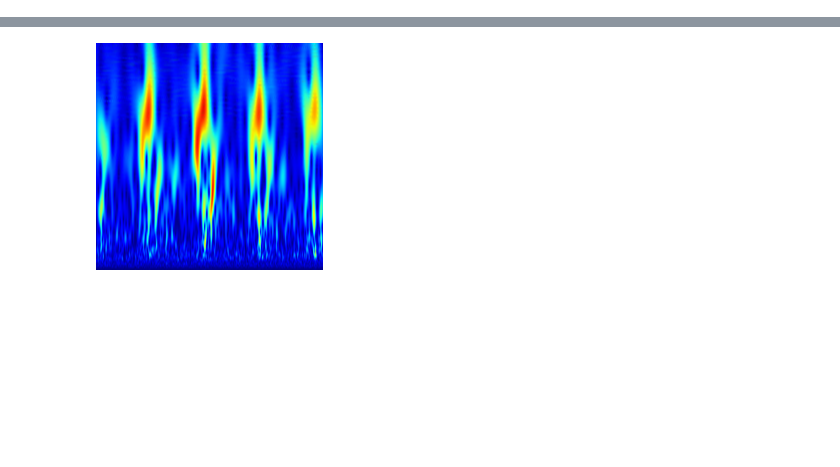
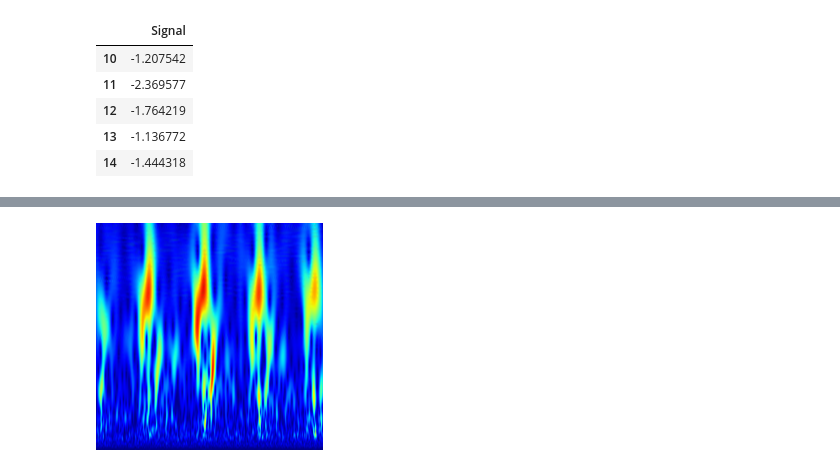
Before and after one commit to AI-Green-Engineering/ringvorlesung-waelzlager, a Jupyter notebook: src/notebook.ipynb, the cells around one changed output, grey strips where cells are left out. Cells and saved outputs as stored; diff of their text form; code cells hidden in the pictures; blank space fills up the shorter version.

```diff
--- a/src/notebook.ipynb
+++ b/src/notebook.ipynb
@@ -176 +97,11 @@ innerracefault_vload7 = pd.DataFrame(mat_data_innerracefault_vload7['bearing']['
+# %%
+# choose dataset and perform action
+outerracefault_vload1.iloc[10:15]
+# %% [output]
+|  | Signal |
+| 10 | -1.207542 |
+| 11 | -2.369577 |
+| 12 | -1.764219 |
+| 13 | -1.136772 |
+| 14 | -1.444318 |
 # %% [markdown]
```
Also changed, not shown: parts of 35 cells of this notebook.
